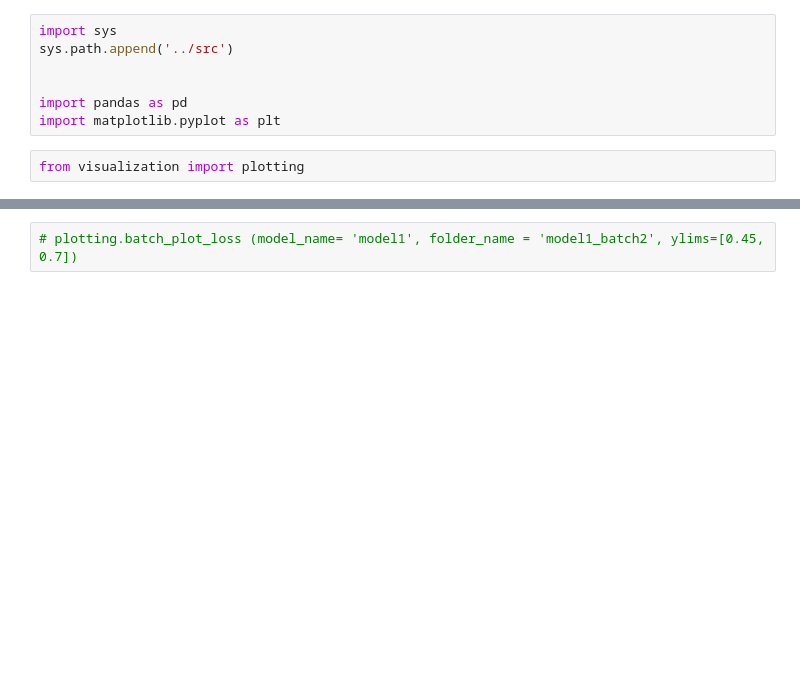
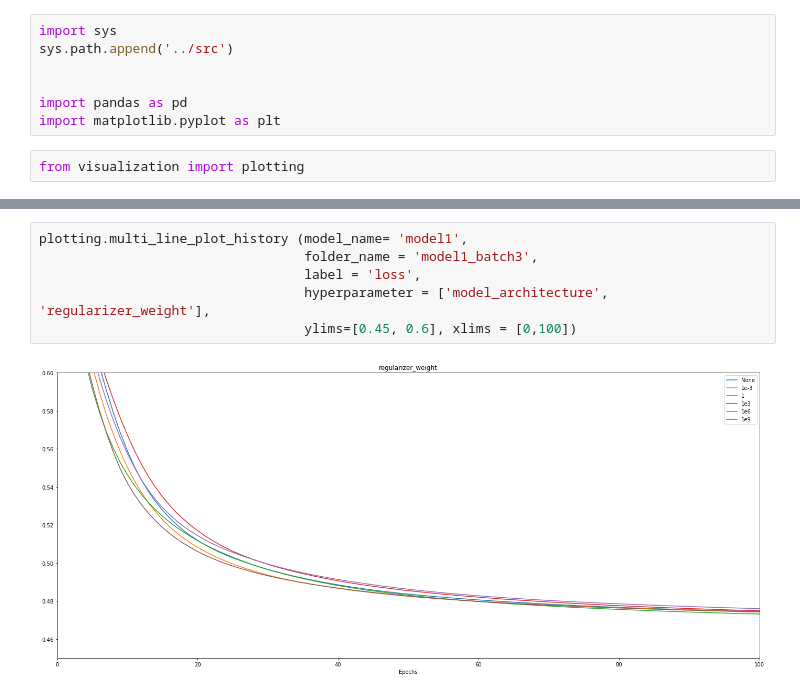
Before and after one commit to hcvu1050/hieuchivu-gt24-repo2, a Jupyter notebook: notebooks/plot_test.ipynb, the cells around one changed output, grey strips where cells are left out. Drawn from its saved outputs; the diff is of its cells as text; blank space fills up the shorter version.

Commit message:
multi line plot

```diff
--- a/notebooks/plot_test.ipynb
+++ b/notebooks/plot_test.ipynb
@@ -14,2 +14,8 @@ plotting.grid_plot_history_with_config (model_name= 'model1', folder_name = 'mod
 # %%
-# plotting.batch_plot_loss (model_name= 'model1', folder_name = 'model1_batch2', ylims=[0.45, 0.7])
+plotting.multi_line_plot_history (model_name= 'model1',
+                                  folder_name = 'model1_batch3',
+                                  label = 'loss',
+                                  hyperparameter = ['model_architecture', 'regularizer_weight'],
+                                  ylims=[0.45, 0.6], xlims = [0,100])
+# %% [output]
+[figure, added]
```
Also changed, not shown: parts of 1 cell of this notebook, 1 other file.
